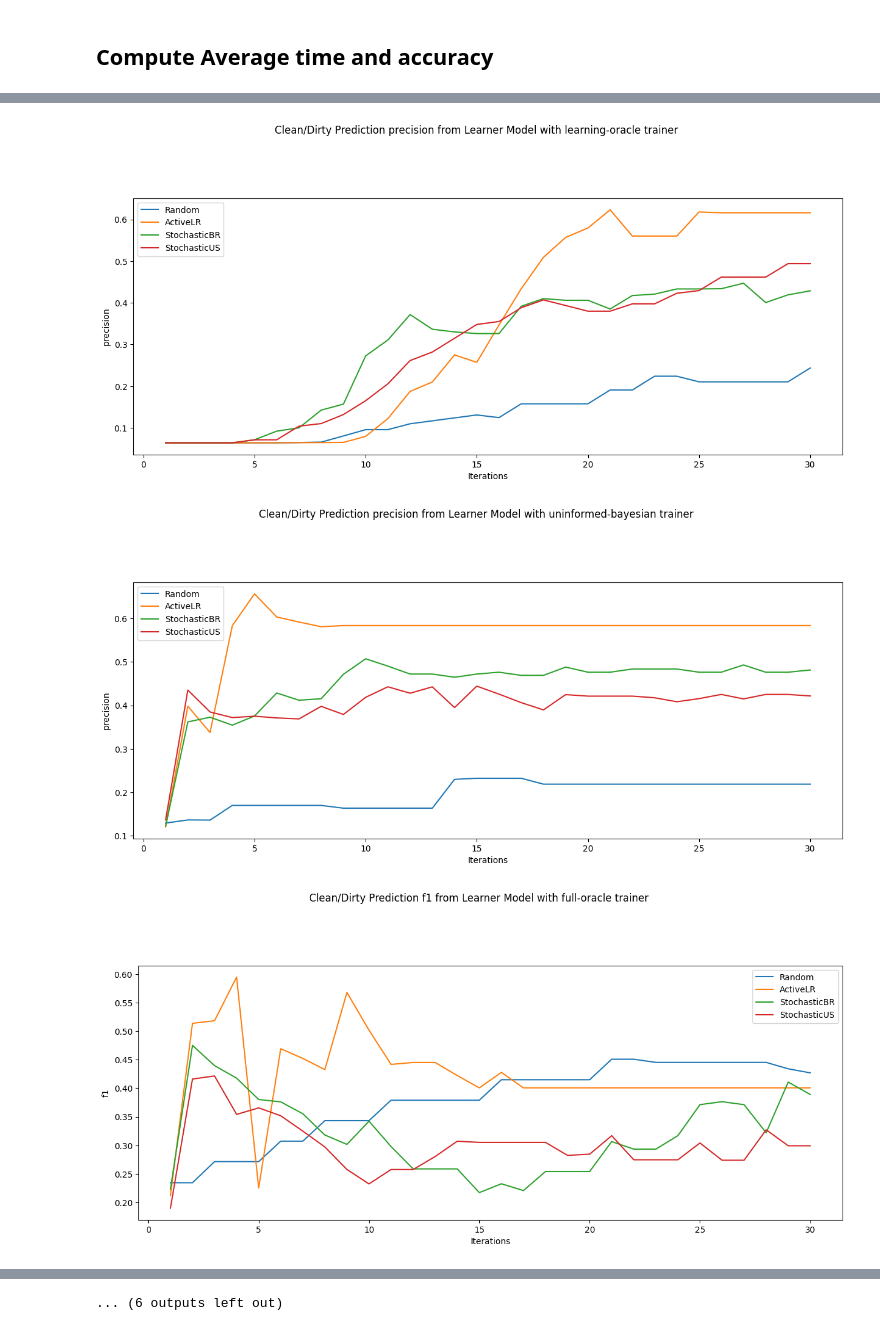
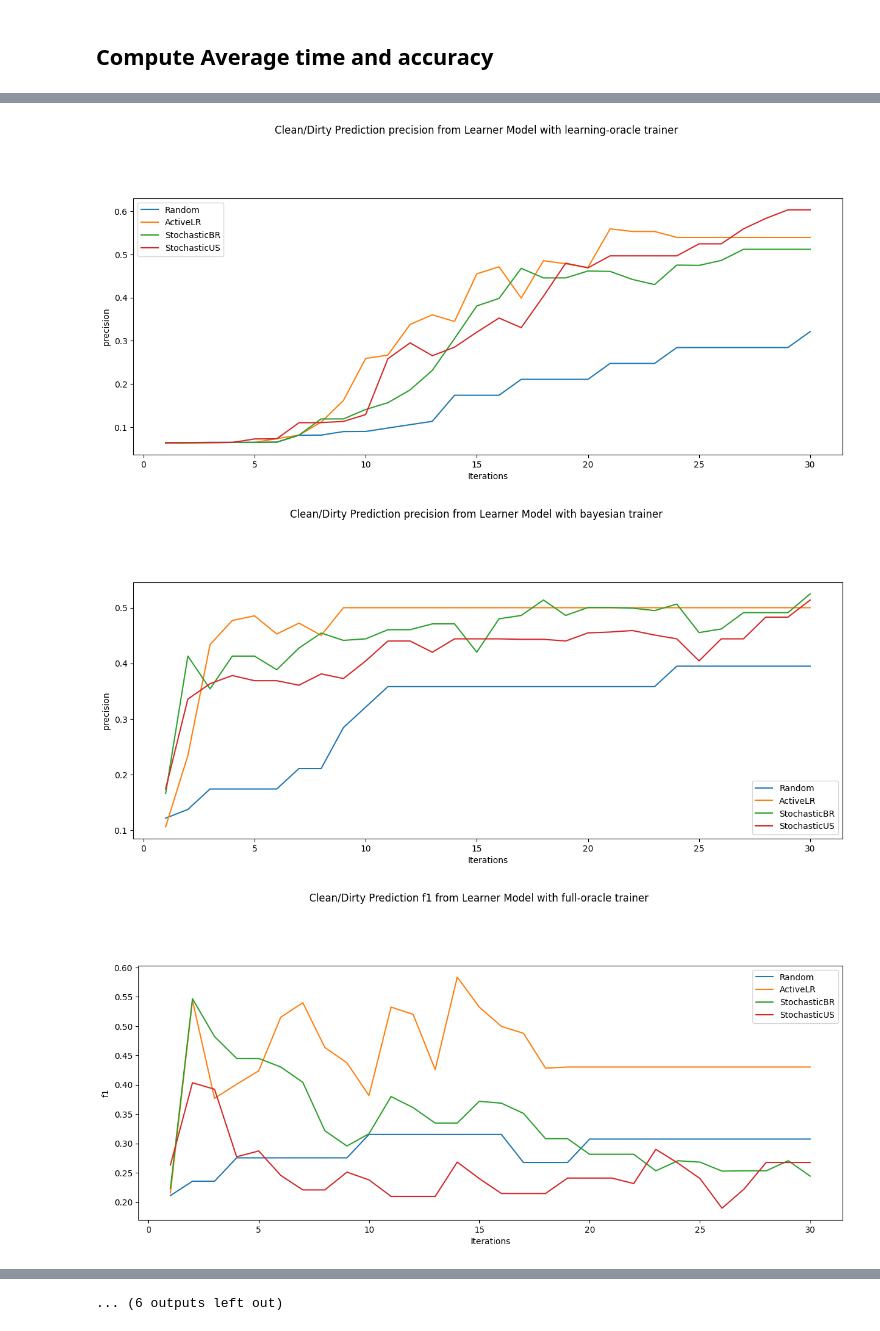
Before and after one commit to rajeshshrestha/exploratory-training-simulation, a Jupyter notebook: learner/plot_accuracies.ipynb, the cells around one changed output, grey strips where cells are left out. Cells and saved outputs as stored; diff of their text form; code cells hidden in the pictures.

Commit message:
- Add code to specify the trainer and learner prior type - Notebook with results for trainer prior type is uniform-0.1 and learner prior type is uniform-0.9

```diff
--- a/learner/plot_accuracies.ipynb
+++ b/learner/plot_accuracies.ipynb
@@ -48,10 +48,10 @@ results_dict = dict((trainer_type, {
                      'iter_mae_ground_model_error': [],
                      'iter_mae_trainer_model_error': []
                      }
-}) for trainer_type in ['full-oracle', 'learning-oracle', 'uninformed-bayesian'])
+}) for trainer_type in ['full-oracle', 'learning-oracle', 'bayesian'])
 
 for folder in folders:
-    trainer_type, sampling_method, _ = folder.split("_")
+    trainer_prior_type, learner_prior_type, use_val_data, trainer_type, sampling_method, _ = folder.split("_")
     with open(os.path.join(result_base_path, folder, "study_metrics.json"), 'r') as fp:
         study_metrics = json.load(fp)
         for metric_type in ['iter_accuracy', 'iter_recall', 'iter_precision', 'iter_f1',     'iter_mae_ground_model_error', 'iter_mae_trainer_model_error']:
@@ -102,9 +102,9 @@ average_dict = dict((trainer_type, {
                      'iter_mae_ground_model_error': [],
                      'iter_mae_trainer_model_error': []
                      }
-}) for trainer_type in ['full-oracle', 'learning-oracle', 'uninformed-bayesian'])
+}) for trainer_type in ['full-oracle', 'learning-oracle', 'bayesian'])
 
-for trainer_type in ['full-oracle', 'learning-oracle', 'uninformed-bayesian']:
+for trainer_type in ['full-oracle', 'learning-oracle', 'bayesian']:
     for sampling_type in ['Random', 'ActiveLR', 'StochasticBR', 'StochasticUS']:
         for metric_type in ['iter_accuracy', 'iter_recall', 'iter_precision', 'iter_f1', 'iter_mae_ground_model_error', 'iter_mae_trainer_model_error']:
             for exp_metrics_lst in zip(*results_dict[trainer_type][sampling_type][metric_type]):
@@ -166,7 +166,7 @@ for trainer_type in ['full-oracle', 'learning-oracle', 'uninformed-bayesian']:
 # %%
 for metric in ['accuracy', 'recall', 'precision', 'f1', 'mae_ground_model_error', 'mae_trainer_model_error']:
 # for metric in ['accuracy', 'f1', 'recall', 'precision']:
-    for trainer_type in ['full-oracle', 'learning-oracle', 'uninformed-bayesian']:
+    for trainer_type in ['full-oracle', 'learning-oracle', 'bayesian']:
     # for metric in ['accuracy','mae_model_error']:
         plt.figure(figsize=(15,12))
         plt.subplot(2,1,1)
@@ -194,3 +194,3 @@ for metric in ['accuracy', 'recall', 'precision', 'f1', 'mae_ground_model_error'
-[figure, old version]
+[figure, new version]
-[figure, old version]
+[figure, new version]
-[figure, old version]
+[figure, new version]
```
Also changed, not shown: parts of 2 cells of this notebook, 7 other files.
